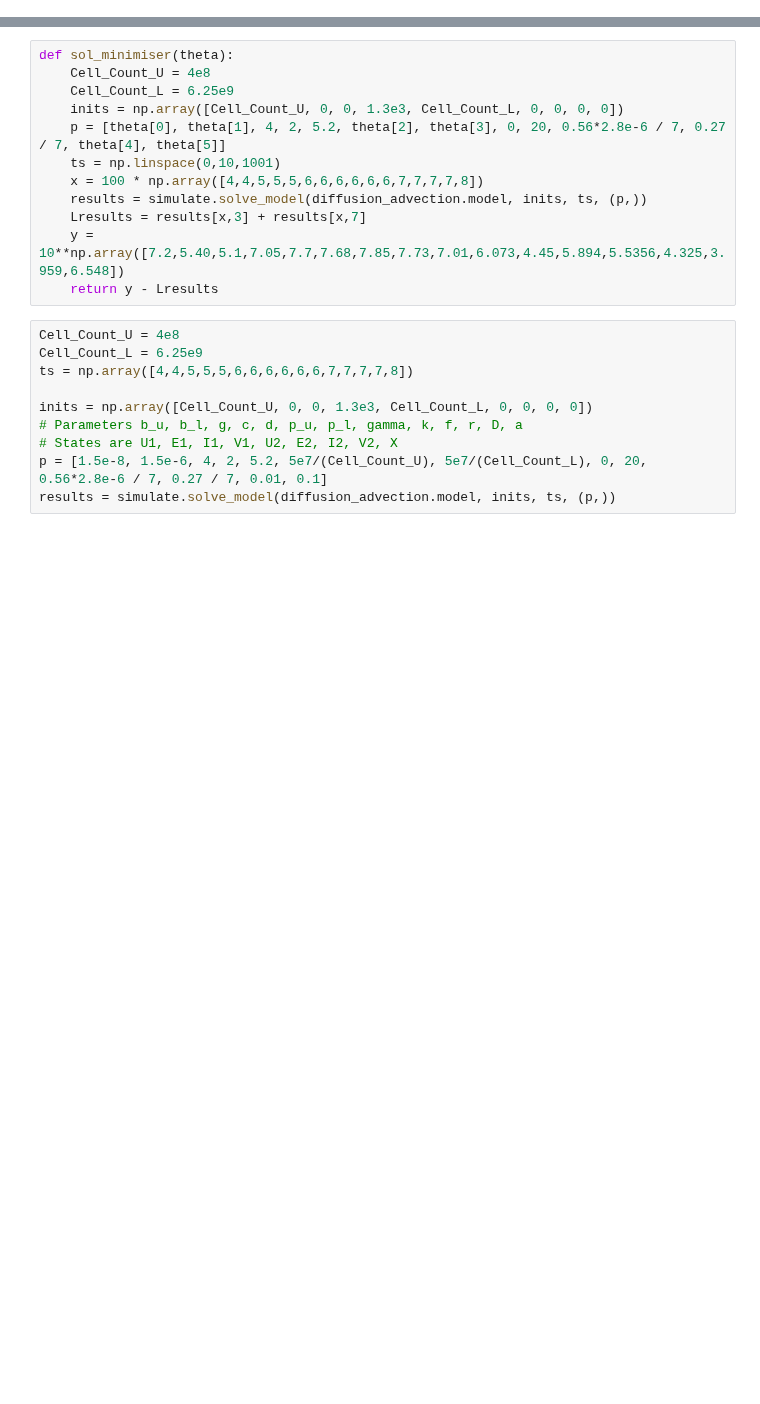
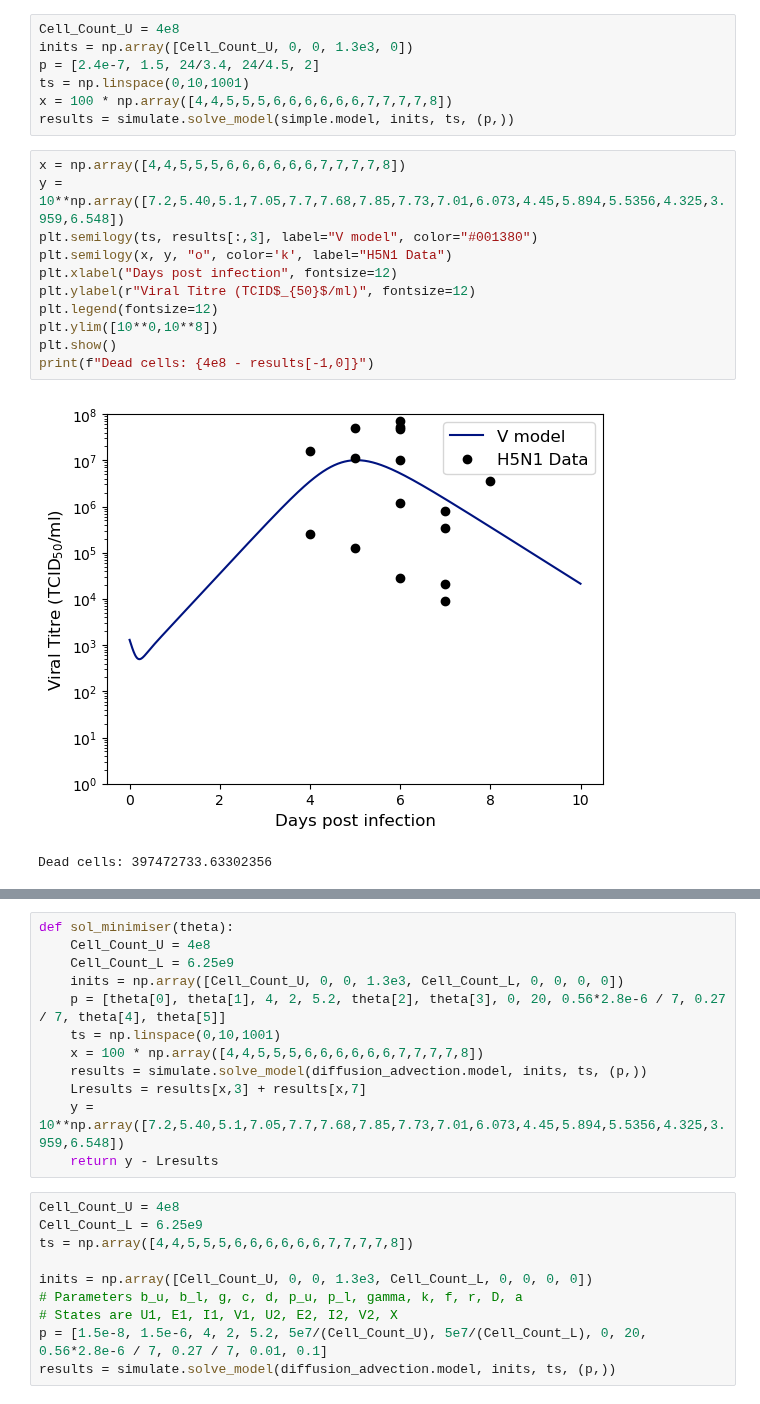
Before and after one commit to joshlooks/avianflu, a Jupyter notebook: scratch.ipynb, the cells around one changed output, grey strips where cells are left out. Drawn from its saved outputs; the diff is of its cells as text; blank space fills up the shorter version.

Commit message:
init parameter fitting

```diff
--- a/scratch.ipynb
+++ b/scratch.ipynb
@@ -6,0 +19,21 @@ from scipy.optimize import least_squares
+# %%
+Cell_Count_U = 4e8
+inits = np.array([Cell_Count_U, 0, 0, 1.3e3, 0])
+p = [2.4e-7, 1.5, 24/3.4, 24/4.5, 2]
+ts = np.linspace(0,10,1001)
+x = 100 * np.array([4,4,5,5,5,6,6,6,6,6,6,7,7,7,7,8])
+results = simulate.solve_model(simple.model, inits, ts, (p,))
+# %%
+x = np.array([4,4,5,5,5,6,6,6,6,6,6,7,7,7,7,8])
+y = 10**np.array([7.2,5.40,5.1,7.05,7.7,7.68,7.85,7.73,7.01,6.073,4.45,5.894,5.5356,4.325,3.959,6.548])
+plt.semilogy(ts, results[:,3], label="V model", color="#001380")
+plt.semilogy(x, y, "o", color='k', label="H5N1 Data")
+plt.xlabel("Days post infection", fontsize=12)
+plt.ylabel(r"Viral Titre (TCID$_{50}$/ml)", fontsize=12)
+plt.legend(fontsize=12)
+plt.ylim([10**0,10**8])
+plt.show()
+print(f"Dead cells: {4e8 - results[-1,0]}")
+# %% [output]
+[figure, added]
+Dead cells: 397472733.63302356
```
Also changed, not shown: parts of 13 cells of this notebook, 4 other files.
